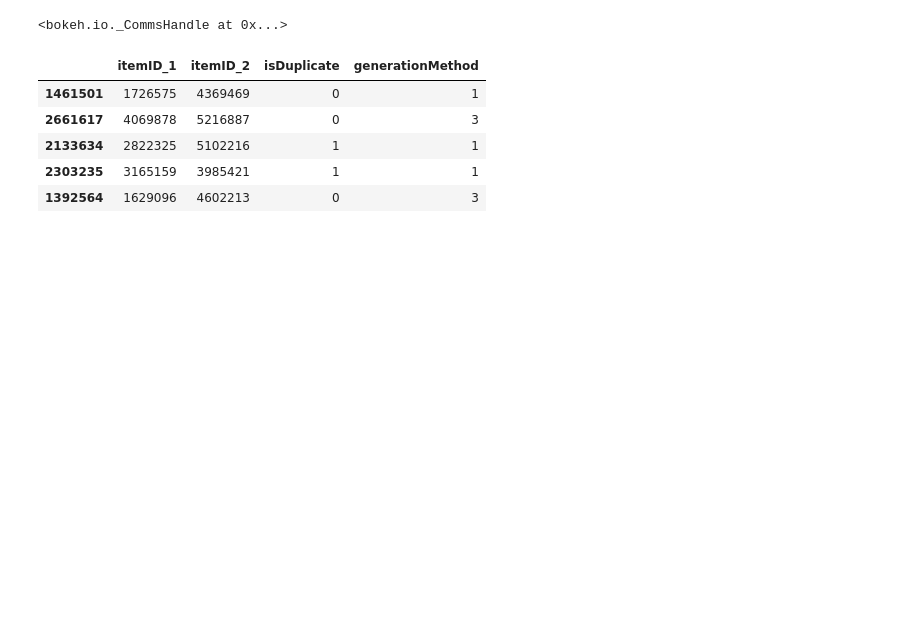
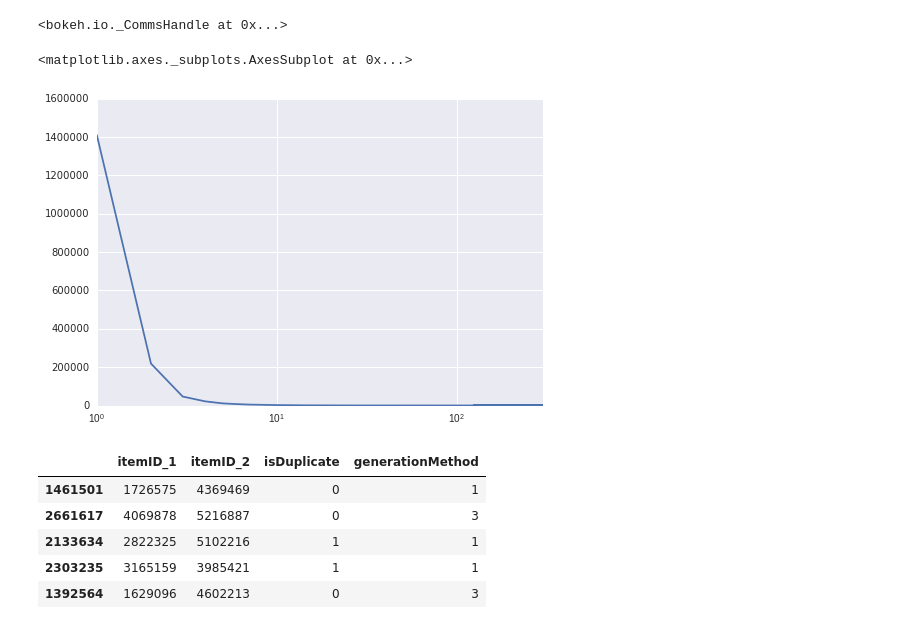
Before and after one commit to qf6101/avito-duplicate-ads-detection, a Jupyter notebook: data exploration.ipynb, the cells around one changed output. Drawn from its saved outputs; the diff is of its cells as text; code cells hidden in the pictures; blank space fills up the shorter version.

```diff
--- a/data exploration.ipynb
+++ b/data exploration.ipynb
@@ -195,6 +197,11 @@ show(p)
 # %% [output]
 [interactive output not drawn]
 <bokeh.io._CommsHandle at 0x...>
+# %%
+title_freq_freq.plot(logx=True)
+# %% [output]
+<matplotlib.axes._subplots.AxesSubplot at 0x...>
+[figure, added]
 # %%
 from util import df_sample_n
 # %%
```
Also changed, not shown: parts of 14 cells of this notebook.
